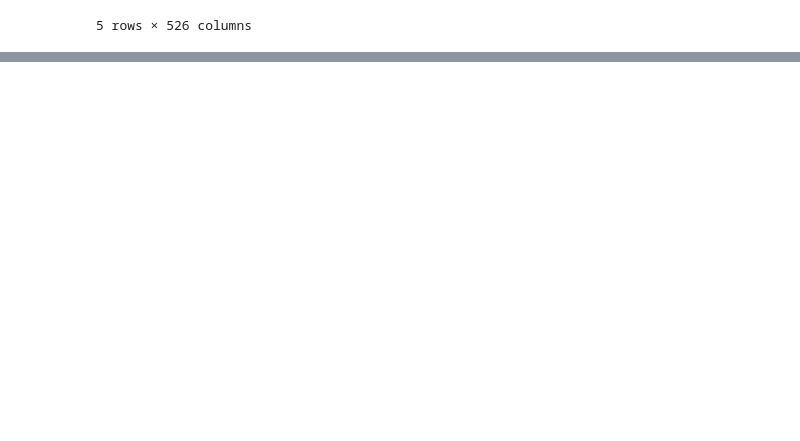
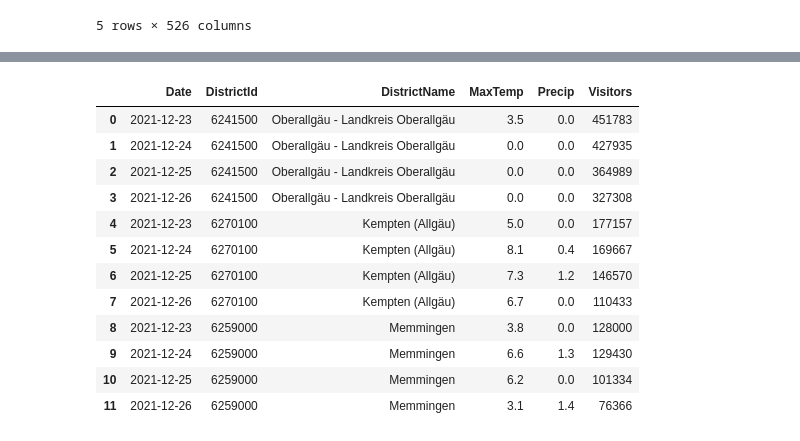
Before and after one commit to jheubuch/hke-tourguide-ki, a Jupyter notebook: src/mobility.ipynb, the cells around one changed output, grey strips where cells are left out. Saved outputs shown, nothing was run; the diff lists cells and outputs as text; code cells hidden in the pictures; blank space fills up the shorter version.

```diff
--- a/src/mobility.ipynb
+++ b/src/mobility.ipynb
@@ -583,0 +621,20 @@ Visitors in  Oberallgäu - Landkreis Oberallgäu  on  2021-12-22 :  437589
+# %%
+# Oberallgäu    6241500
+# Kempten       6270100
+# Memmingen     6259000
+
+multiPredict([6241500, 6270100, 6259000], "2021-12-23", "2021-12-26").head(21)
+# %% [output]
+|  | Date | DistrictId | DistrictName | MaxTemp | Precip | Visitors |
+| 0 | 2021-12-23 | 6241500 | Oberallgäu - Landkreis Oberallgäu | 3.5 | 0.0 | 451783 |
+| 1 | 2021-12-24 | 6241500 | Oberallgäu - Landkreis Oberallgäu | 0.0 | 0.0 | 427935 |
+| 2 | 2021-12-25 | 6241500 | Oberallgäu - Landkreis Oberallgäu | 0.0 | 0.0 | 364989 |
+| 3 | 2021-12-26 | 6241500 | Oberallgäu - Landkreis Oberallgäu | 0.0 | 0.0 | 327308 |
+| 4 | 2021-12-23 | 6270100 | Kempten (Allgäu) | 5.0 | 0.0 | 177157 |
+| 5 | 2021-12-24 | 6270100 | Kempten (Allgäu) | 8.1 | 0.4 | 169667 |
+| 6 | 2021-12-25 | 6270100 | Kempten (Allgäu) | 7.3 | 1.2 | 146570 |
+| 7 | 2021-12-26 | 6270100 | Kempten (Allgäu) | 6.7 | 0.0 | 110433 |
+| 8 | 2021-12-23 | 6259000 | Memmingen | 3.8 | 0.0 | 128000 |
+| 9 | 2021-12-24 | 6259000 | Memmingen | 6.6 | 1.3 | 129430 |
+| 10 | 2021-12-25 | 6259000 | Memmingen | 6.2 | 0.0 | 101334 |
+| 11 | 2021-12-26 | 6259000 | Memmingen | 3.1 | 1.4 | 76366 |
```
Also changed, not shown: parts of 9 cells of this notebook.
